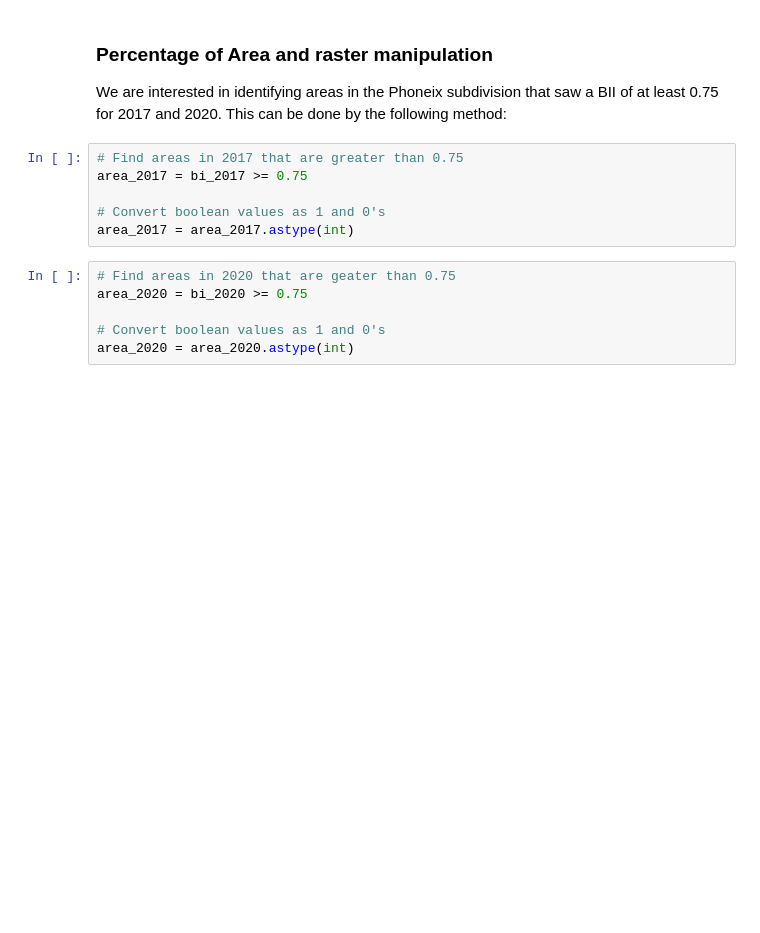
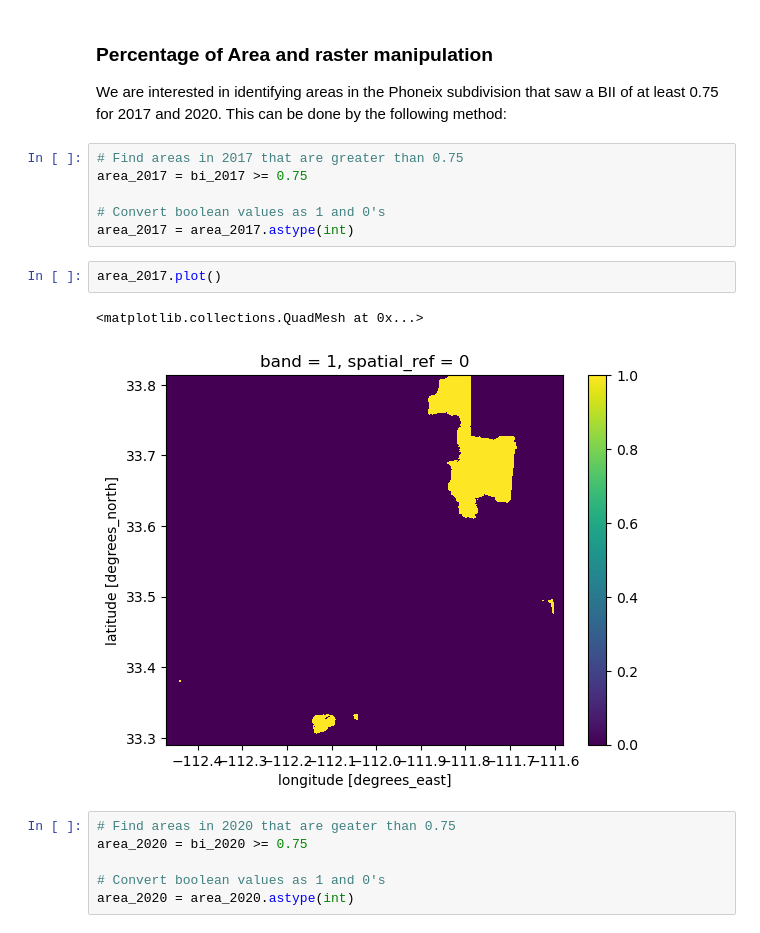
Before and after one commit to hazelvaq/Maricopa-Arizona-Changes-in-Biodiversity-Intactness-Index-, a Jupyter notebook: phoenix_bii_changes.ipynb, the cells around one changed output. Cells and saved outputs as stored; diff of their text form; blank space fills up the shorter version.

```diff
--- a/phoenix_bii_changes.ipynb
+++ b/phoenix_bii_changes.ipynb
@@ -240,6 +245,11 @@ area_2017 = bi_2017 >= 0.75
 
 # Convert boolean values as 1 and 0's
 area_2017 = area_2017.astype(int)
+# %%
+area_2017.plot()
+# %% [output]
+<matplotlib.collections.QuadMesh at 0x...>
+[figure, added]
 # %%
 # Find areas in 2020 that are geater than 0.75
 area_2020 = bi_2020 >= 0.75
```
Also changed, not shown: parts of 3 cells of this notebook.
